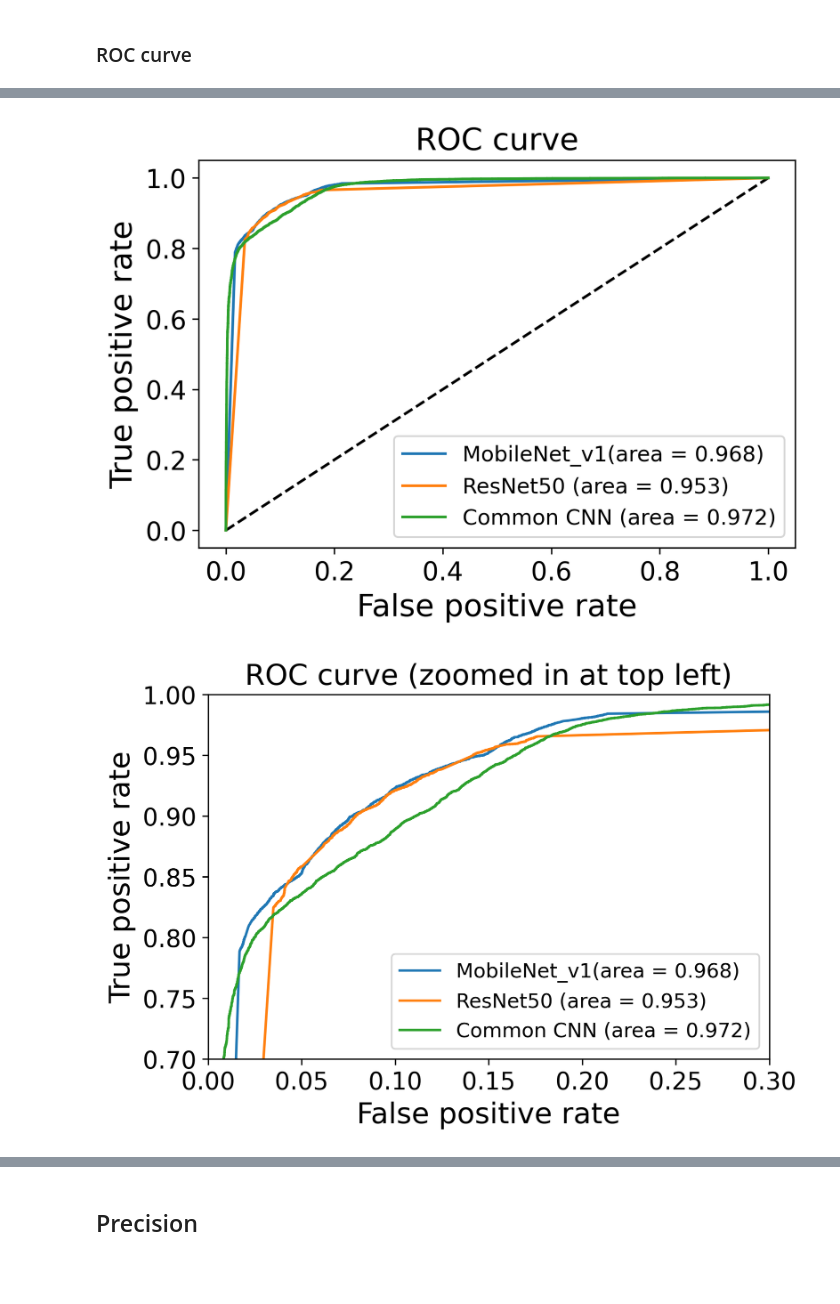
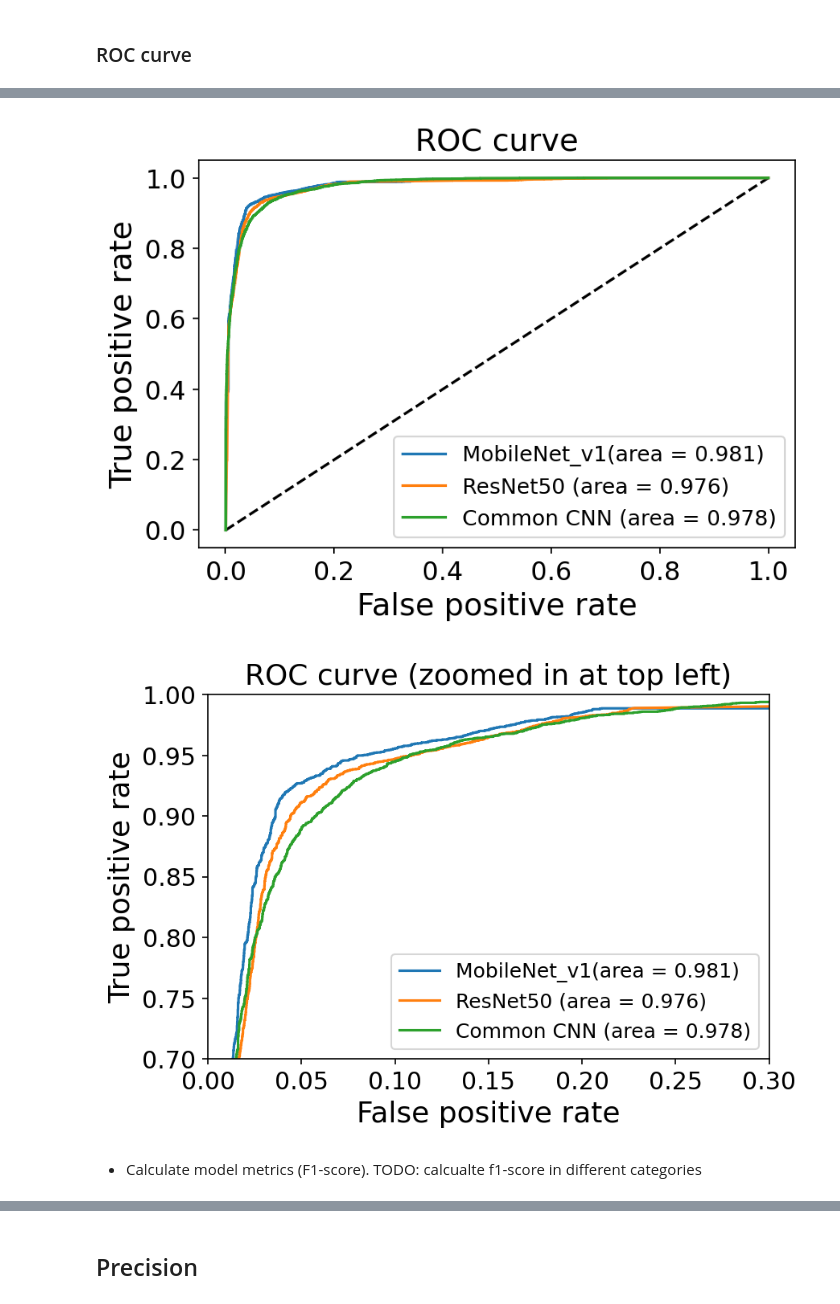
Before and after one commit to ShenLab/CNV-Espresso, a Jupyter notebook: src/training.ipynb, the cells around one changed output, grey strips where cells are left out. Saved outputs shown, nothing was run; the diff lists cells and outputs as text; code cells hidden in the pictures; blank space fills up the shorter version.

```diff
--- a/src/training.ipynb
+++ b/src/training.ipynb
@@ -407,4 +572,6 @@ showImg(train_img[item])
 - Ref: https://towardsdatascience.com/covolutional-neural-network-cb0883dd6529
+# %%
+model_dir = '/home/rt2776/cnv_espresso/images_rare_3classes/data_backup/model_h5/'
 # %%
 model_name='CNN_model'
 print("Model name: %s"%model_name)
@@ -544,10 +825,0 @@ rare_split_dup ResNet50
-# %%
-## Load pre-calculated model
-common_cnn_model_path = '/home/rt2776/cnv_espresso/src/' + project_name + '_model.h5'
-common_cnn_model = keras.models.load_model(common_cnn_model_path)
-
-MobileNet_model_path = '/home/rt2776/cnv_espresso/src/' + project_name + '_MobileNet_v1.h5'
-MobileNet_model = keras.models.load_model(MobileNet_model_path)
-
-ResNet50_model_path = '/home/rt2776/cnv_espresso/src/' + project_name + '_ResNet50.h5'
-ResNet50_model = keras.models.load_model(ResNet50_model_path)
@@ -553,0 +832,18 @@ ResNet50_model = keras.models.load_model(ResNet50_model_path)
+# %%
+## Load pre-calculated model
+custom_objects = {"f1_m":f1_m, "precision_m":precision_m, "recall_m":recall_m}
+
+model_name = 'CNN_model'
+model_path = model_dir + project_name + "_" + model_name + "_" + str(nClasses) + "classes.h5"
+print("Loading %s ... from %s"%(model_name, model_path))
+common_cnn_model = keras.models.load_model(model_path, custom_objects=custom_objects)
+
+model_name = 'MobileNet_v1'
+model_path = model_dir + project_name + "_" + model_name + "_" + str(nClasses) + "classes.h5"
+print("Loading %s ... from %s"%(model_name, model_path))
+MobileNet_model = keras.models.load_model(model_path, custom_objects=custom_objects)
+
+model_name = 'ResNet50'
+model_path = model_dir + project_name + "_" + model_name + "_" + str(nClasses) + "classes.h5"
+print("Loading %s ... from %s"%(model_name, model_path))
+ResNet50_model = keras.models.load_model(model_path, custom_objects=custom_objects)
@@ -554,33 +854,35 @@ ResNet50_model = keras.models.load_model(ResNet50_model_path)
 # %%
-fpr_MobileNet, tpr_MobileNet, auc_MobileNet = pred_roc_data(MobileNet_model, test_img, test_labels_one_hot)
-fpr_ResNet50,  tpr_ResNet50,  auc_ResNet50  = pred_roc_data(ResNet50_model,  test_img, test_labels_one_hot)
-fpr_common_cnn,tpr_common_cnn,auc_common_cnn= pred_roc_data(common_cnn_model,test_img, test_labels_one_hot)
+fpr_MobileNet, tpr_MobileNet, thresholds_MobileNet, auc_MobileNet = pred_roc_data(MobileNet_model, test_img, test_label)
+fpr_ResNet50,  tpr_ResNet50,  thresholds_ResNet50,  auc_ResNet50  = pred_roc_data(ResNet50_model,  test_img, test_label)
+fpr_common_cnn,tpr_common_cnn,thresholds_common_cnn,auc_common_cnn= pred_roc_data(common_cnn_model,test_img, test_label)
 # %%
-plt.figure(1,dpi=300)
+plt.figure(1,dpi=150)
 plt.tick_params(labelsize="x-large")
 plt.plot([0, 1], [0, 1], 'k--')
 plt.plot(fpr_MobileNet, tpr_MobileNet, label='MobileNet_v1(area = {:.3f})'.format(auc_MobileNet))
 plt.plot(fpr_ResNet50,  tpr_ResNet50,  label='ResNet50 (area = {:.3f})'.format(auc_ResNet50))
 plt.plot(fpr_common_cnn,tpr_common_cnn,label='Common CNN (area = {:.3f})'.format(auc_common_cnn))
 plt.xlabel('False positive rate',fontsize="xx-large")
 plt.ylabel('True positive rate',fontsize="xx-large")
 plt.title('ROC curve',fontsize="xx-large")
 plt.legend(loc='best',fontsize="large")
 plt.show()
 # Zoom in view of the upper left corner.
-plt.figure(2,dpi=300)
+plt.figure(2,dpi=150)
 plt.tick_params(labelsize="x-large")
 plt.xlim(0, 0.3)
 plt.ylim(0.7, 1)
 plt.plot([0, 1], [0, 1], 'k--')
 plt.plot(fpr_MobileNet, tpr_MobileNet, label='MobileNet_v1(area = {:.3f})'.format(auc_MobileNet))
 plt.plot(fpr_ResNet50,  tpr_ResNet50,  label='ResNet50 (area = {:.3f})'.format(auc_ResNet50))
 plt.plot(fpr_common_cnn,tpr_common_cnn,label='Common CNN (area = {:.3f})'.format(auc_common_cnn))
 plt.xlabel('False positive rate',fontsize="xx-large")
 plt.ylabel('True positive rate',fontsize="xx-large")
 plt.title('ROC curve (zoomed in at top left)',fontsize="xx-large")
 plt.legend(loc='best',fontsize="large")
 plt.show()
 # %% [output]
-[figure, old version]
+[figure, new version]
-[figure, old version]
+[figure, new version]
+# %% [markdown]
+- Calculate model metrics (F1-score). TODO: calcualte f1-score in different categories
```
Also changed, not shown: parts of 93 cells of this notebook, 3 other files.
